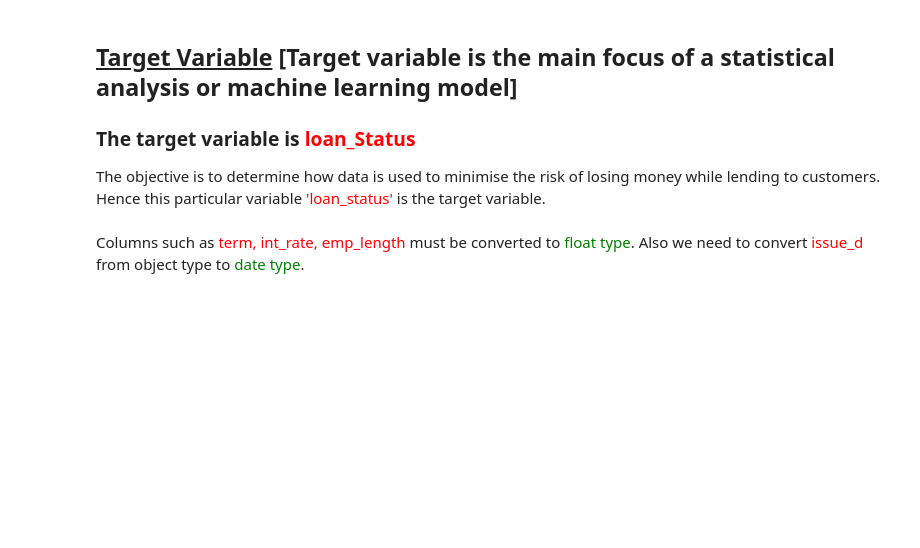
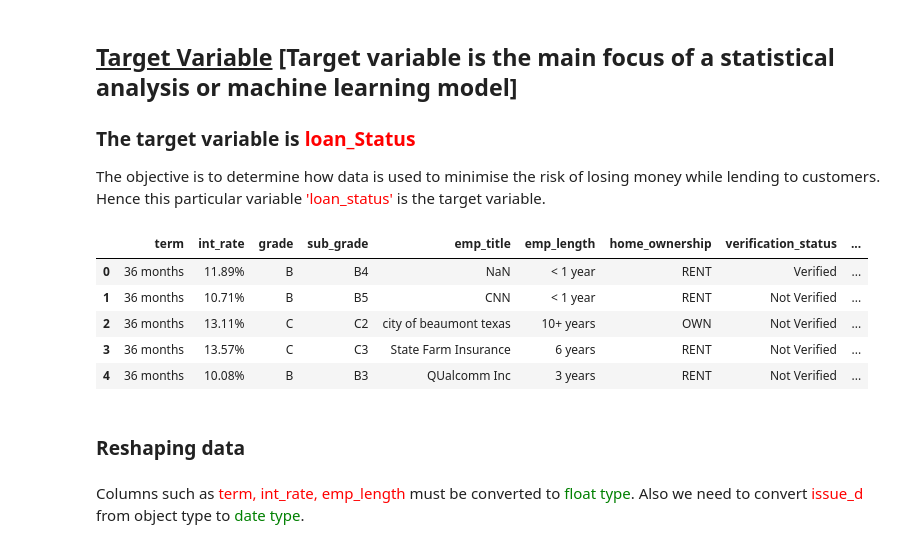
Before and after one commit to Anandhavel87/Lending-Club-Case-Study, a Jupyter notebook: Case Study - bank Loan.ipynb, the cells around one changed output. Saved outputs shown, nothing was run; the diff lists cells and outputs as text; code cells hidden in the pictures; blank space fills up the shorter version.

```diff
--- a/Case Study - bank Loan.ipynb
+++ b/Case Study - bank Loan.ipynb
@@ -148,0 +150,33 @@ df_removed.to_csv('cleaneddata.csv' , index=False)
+# %%
+# Data cleaning # Remove columns where object is NA # Lets Drop columns where all values are null.
+#df.isnull(): This method is used to create a boolean DataFrame of the same shape as df, where each element is True if the corresponding element in df is NaN (missing), and False otherwise.
+#sum(): This method is then called on the boolean DataFrame to sum up the number of True values (missing values) in each column.
+#df.shape[0]: This retrieves the number of rows in the DataFrame df.
+#Finally, we divide the number of missing values in each column by the total number of rows in the DataFrame to get the proportion (or percentage) of missing values in each column.
+
+# Duplicate the DataFrame
+df_removed = df.copy()
+percent_NaN=100*(df_removed.isnull().sum()/df_removed.shape[0])
+remove_cols=percent_NaN[percent_NaN>90]
+#print(remove_cols)
+
+df_removed.drop(remove_cols.index, axis=1, inplace=True)
+
+#here we're removing all columns having single entry
+for cols in df_removed.columns:
+    if df_removed[cols].nunique()==1:
+        df_removed.drop(columns=cols,inplace=True)
+
+#df_removed.fillna(df_removed.mean(), inplace=True)
+
+#df_removed.to_csv('C:\\Users\\AnandThirurangaruban\\Desktop\\PGPAIML\\Case Study\\cleaneddata.csv' , index=False)
+
+beh_cols=['delinq_2yrs','earliest_cr_line','inq_last_6mths','open_acc','revol_bal','revol_util','total_acc','out_prncp','out_prncp_inv','total_pymnt','total_pymnt_inv','total_rec_prncp','total_rec_int','total_rec_late_fee','recoveries','collection_recovery_fee','last_pymnt_d','last_pymnt_amnt','last_credit_pull_d','mths_since_last_delinq']
+df_removed.drop(columns=beh_cols, inplace=True)
+
+#dropping url as it will have no impact of loan repayment
+df_removed.drop(columns='url',inplace=True)
+df_removed.drop(columns='id',inplace=True)
+
+# To observe it manually , i'm loading the data in csv
+df_removed.to_csv('cleaneddata.csv' , index=False)
@@ -175,9 +233,18 @@ print("Missing VAlues:" , df_removed.isna().sum())
 The objective is to determine how data is used to minimise the risk of losing money while lending to customers. Hence this particular variable <font color='red'>'loan_status' </font> is the target variable.
 # %%
 #pulling out object dtype columns to see which columns require transformation
-df.select_dtypes(object).head()
+df_removed.select_dtypes(object).head()
 
 #df.select_dtypes(int).head()
+# %% [output]
+|  | term | int_rate | grade | sub_grade | emp_title | emp_length | home_ownership | verification_status | ... |
+| 0 | 36 months | 11.89% | B | B4 | NaN | < 1 year | RENT | Verified | ... |
+| 1 | 36 months | 10.71% | B | B5 | CNN | < 1 year | RENT | Not Verified | ... |
+| 2 | 36 months | 13.11% | C | C2 | city of beaumont texas | 10+ years | OWN | Not Verified | ... |
+| 3 | 36 months | 13.57% | C | C3 | State Farm Insurance | 6 years | RENT | Not Verified | ... |
+| 4 | 36 months | 10.08% | B | B3 | QUalcomm Inc | 3 years | RENT | Not Verified | ... |
+# %% [markdown]
+### Reshaping data
 # %% [markdown]
 Columns such as <font color='red'>term, int_rate, emp_length</font> must be converted to <font color='green'>float type</font>. Also we need to convert <font color='red'>issue_d</font> from object type to <font color='green'>date type</font>.
 # %%
```
Also changed, not shown: parts of 28 cells of this notebook.
